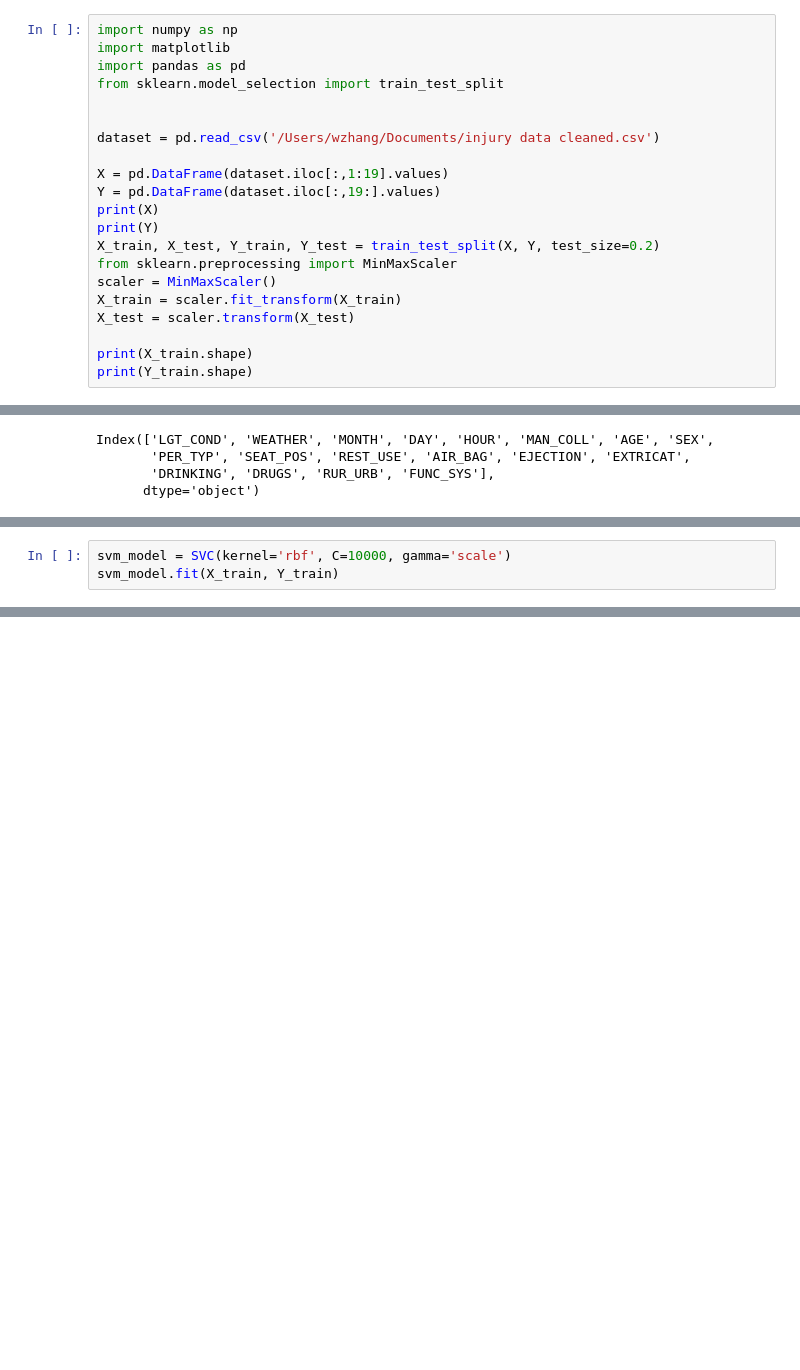
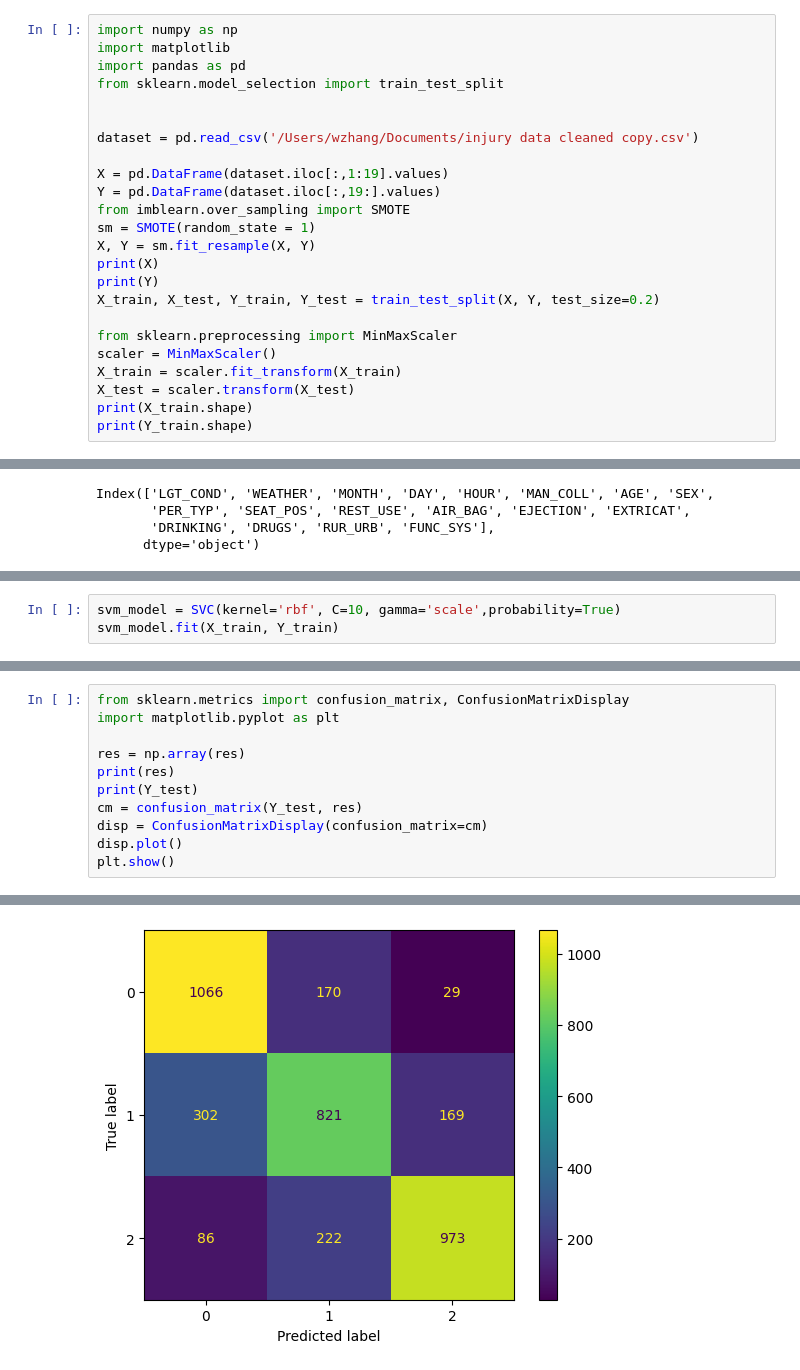
Before and after one commit to EddieZ18326/SSTP-Injury-Projects, a Jupyter notebook: Driver/Linear/SVM.ipynb, the cells around one changed output, grey strips where cells are left out. Cells and saved outputs as stored; diff of their text form; blank space fills up the shorter version.

```diff
--- a/Driver/Linear/SVM.ipynb
+++ b/Driver/Linear/SVM.ipynb
@@ -5,18 +5,21 @@ import pandas as pd
 from sklearn.model_selection import train_test_split
 
 
-dataset = pd.read_csv('/Users/wzhang/Documents/injury data cleaned.csv')
+dataset = pd.read_csv('/Users/wzhang/Documents/injury data cleaned copy.csv')
 
 X = pd.DataFrame(dataset.iloc[:,1:19].values)
 Y = pd.DataFrame(dataset.iloc[:,19:].values)
+from imblearn.over_sampling import SMOTE
+sm = SMOTE(random_state = 1)
+X, Y = sm.fit_resample(X, Y)
 print(X)
 print(Y)
 X_train, X_test, Y_train, Y_test = train_test_split(X, Y, test_size=0.2)
+
 from sklearn.preprocessing import MinMaxScaler
 scaler = MinMaxScaler()
 X_train = scaler.fit_transform(X_train)
 X_test = scaler.transform(X_test)
-
 print(X_train.shape)
 print(Y_train.shape)
 # %% [output]
@@ -57,5 +60,5 @@ from sklearn.svm import SVC
 To enable the following instructions: AVX2 FMA, in other operations, rebuild TensorFlow with the appropriate compiler flags.
 # %%
-svm_model = SVC(kernel='rbf', C=10000, gamma='scale')
+svm_model = SVC(kernel='rbf', C=10, gamma='scale',probability=True)
 svm_model.fit(X_train, Y_train)
 # %% [output]
@@ -101,0 +103,12 @@ weighted avg   0.650875  0.632242  0.640523      1985
+# %%
+from sklearn.metrics import confusion_matrix, ConfusionMatrixDisplay
+import matplotlib.pyplot as plt
+
+res = np.array(res)
+print(res)
+print(Y_test)
+cm = confusion_matrix(Y_test, res)
+disp = ConfusionMatrixDisplay(confusion_matrix=cm)
+disp.plot()
+plt.show()
+# %% [output]
@@ -102,3 +130,4 @@ weighted avg   0.650875  0.632242  0.640523      1985
+[figure, added]
 # %%
 svm_model.predict_proba(X_test)
 # %% [output]
```
Also changed, not shown: parts of 8 cells of this notebook, 9 other files.
